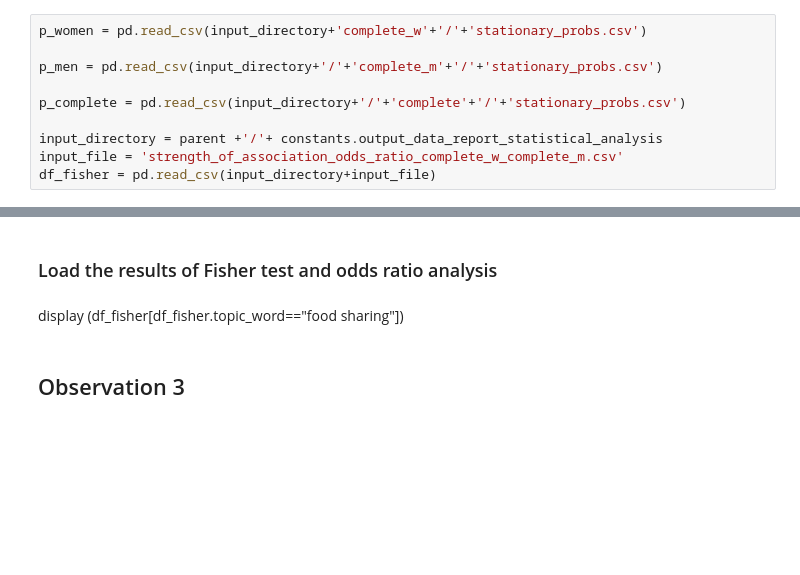
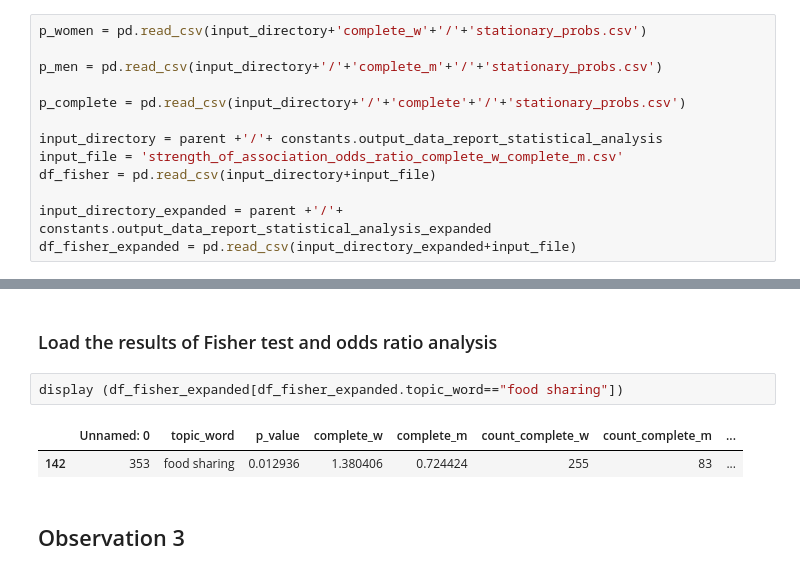
Before and after one commit to toth12/vha_auschwitz_report, a Jupyter notebook: notebooks/2_Significance_Sociability_Solidarity_Women_Men.ipynb, the cells around one changed output, grey strips where cells are left out. Cells and saved outputs as stored; diff of their text form; blank space fills up the shorter version.

```diff
--- a/notebooks/2_Significance_Sociability_Solidarity_Women_Men.ipynb
+++ b/notebooks/2_Significance_Sociability_Solidarity_Women_Men.ipynb
@@ -34,6 +36,9 @@ p_complete = pd.read_csv(input_directory+'/'+'complete'+'/'+'stationary_probs.cs
 input_directory = parent +'/'+ constants.output_data_report_statistical_analysis
 input_file = 'strength_of_association_odds_ratio_complete_w_complete_m.csv'
 df_fisher = pd.read_csv(input_directory+input_file)
+
+input_directory_expanded = parent +'/'+ constants.output_data_report_statistical_analysis_expanded
+df_fisher_expanded = pd.read_csv(input_directory_expanded+input_file)
 # %% [markdown]
 ### Identify topics related to sociability in Dataset 1
 # %% [markdown]
@@ -109,8 +114,11 @@ print (food_sharing_w/food_sharing_m)
 ![title](output/markov_modelling/bootstrap/complete_m_complete_w/food%20sharing.png)
 # %% [markdown]
 ### Load the results of Fisher test and odds ratio analysis
-# %% [markdown]
-display (df_fisher[df_fisher.topic_word=="food sharing"])
+# %%
+display (df_fisher_expanded[df_fisher_expanded.topic_word=="food sharing"])
+# %% [output]
+|  | Unnamed: 0 | topic_word | p_value | complete_w | complete_m | count_complete_w | count_complete_m | ... |
+| 142 | 353 | food sharing | 0.012936 | 1.380406 | 0.724424 | 255 | 83 | ... |
 # %% [markdown]
 ## Observation 3
 # %% [markdown]
```
Also changed, not shown: parts of 43 cells of this notebook, 6 other files.
